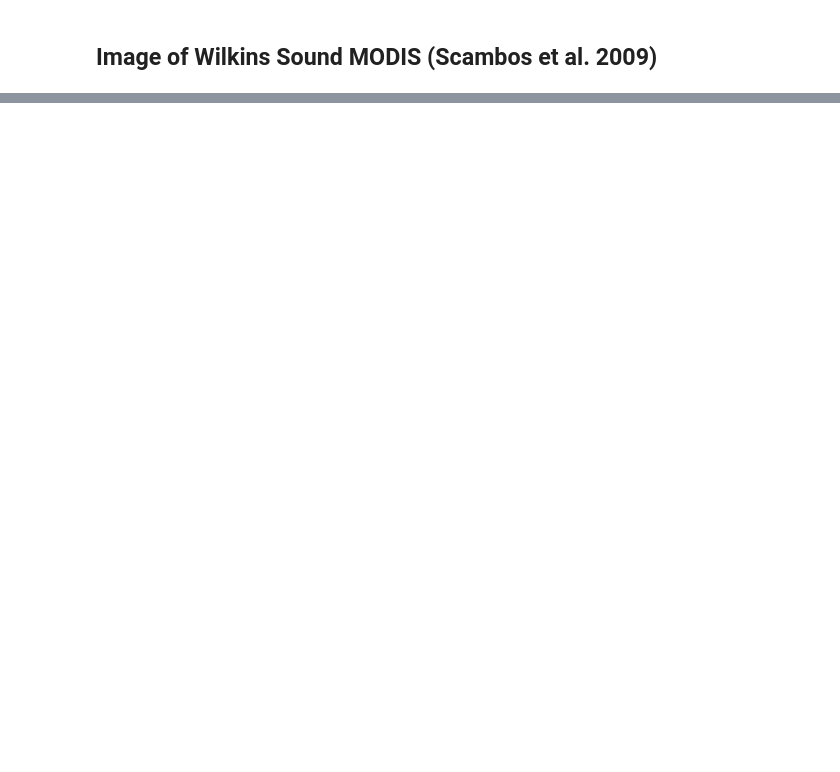
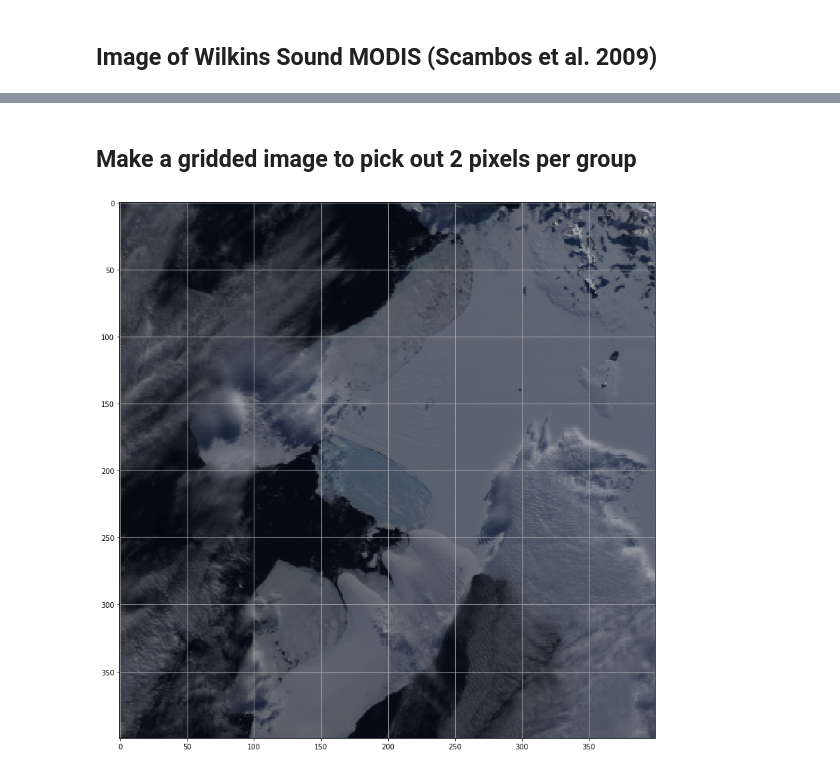
Before and after one commit to moonlimb/sio236-remote-sensing, a Jupyter notebook: lab6/Limb_Moon_lab6.ipynb, the cells around one changed output, grey strips where cells are left out. Cells and saved outputs as stored; diff of their text form; code cells hidden in the pictures; blank space fills up the shorter version.

```diff
--- a/lab6/Limb_Moon_lab6.ipynb
+++ b/lab6/Limb_Moon_lab6.ipynb
@@ -22,2 +40,30 @@ This particular image was chosen because it depicts an episode of the disintegra
 
 NOTE: RGB image will be used to identify pixels for the training set
+# %%
+"""
+Read .dat files (dtype is unsigned integer)
+"""
+# in some cases, it's bad to mix data + displayable content
+# but this approach avoids manually supplying plot title
+# and all band-relevant information is in one place
+
+# Make ordered dict to preserve order of band #s
+bands = OrderedDict()
+
+# list of dictionaries. each band has a dictionary with
+# displayable name (title) and file name/location (source)
+bands['red'] = {'title': 'Red', 'source': './lab6/modis.dat/modis1.dat'}
+bands['nif'] = {'title': 'Near-Infrared', 'source': './lab6/modis.dat/modis2.dat'}
+bands['blue'] = {'title': 'Blue', 'source': './lab6/modis.dat/modis3.dat'}
+bands['green'] = {'title': 'Green', 'source': './lab6/modis.dat/modis4.dat'}
+bands['mif1'] = {'title': 'Mid-Infrared1', 'source': './lab6/modis.dat/modis5.dat'}
+bands['mif2'] = {'title': 'Cloud (Mid-Infrared2)', 'source': './lab6/modis.dat/modis6.dat'}
+bands['mif3'] = {'title': 'Mid-Infrared3', 'source': './lab6/modis.dat/modis7.dat'}
+
+# np.fromfile requires reshaping by specifying the dimensions
+# np.loadtxt doesn't and loads 400 by 400 2D-array
+
+# I am modifying the object I am looping over.
+# this is a bad approach when dealing with larger data
+for _, band in bands.iteritems():
+    band['data'] = np.loadtxt(band['source'], dtype='uint8')
@@ -23,0 +121,12 @@ NOTE: RGB image will be used to identify pixels for the training set
+# %% [markdown]
+## Make a gridded image to pick out 2 pixels per group
+# %%
+plt.close()
+plt.figure(figsize=(14, 14))
+
+# Add RGB image
+plt.imshow(rgb_image, cmap=plt.cm.gray)
+plt.grid()
+plt.show()
+# %% [output]
+[figure, added]
```
Also changed, not shown: parts of 27 cells of this notebook.
